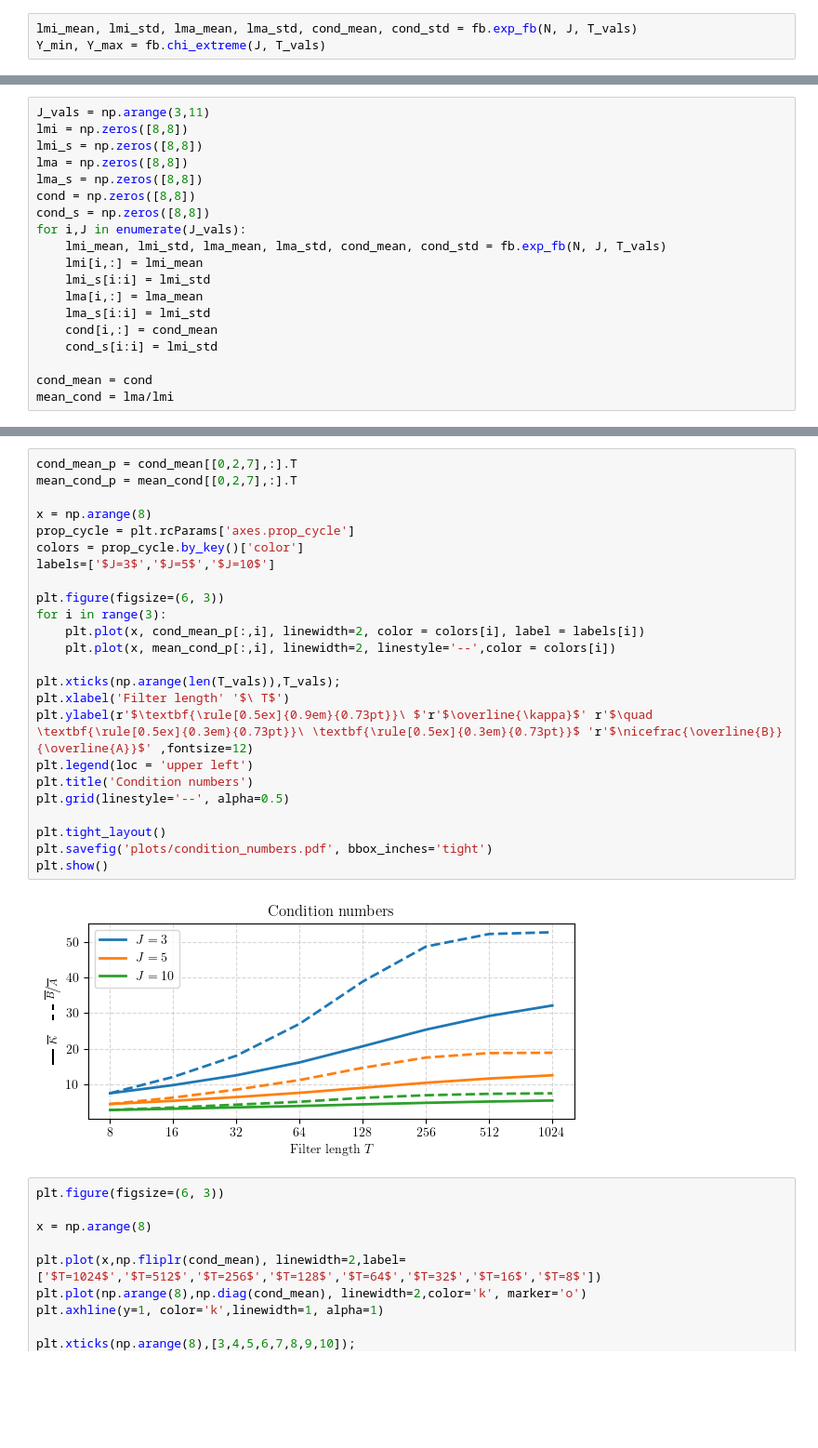
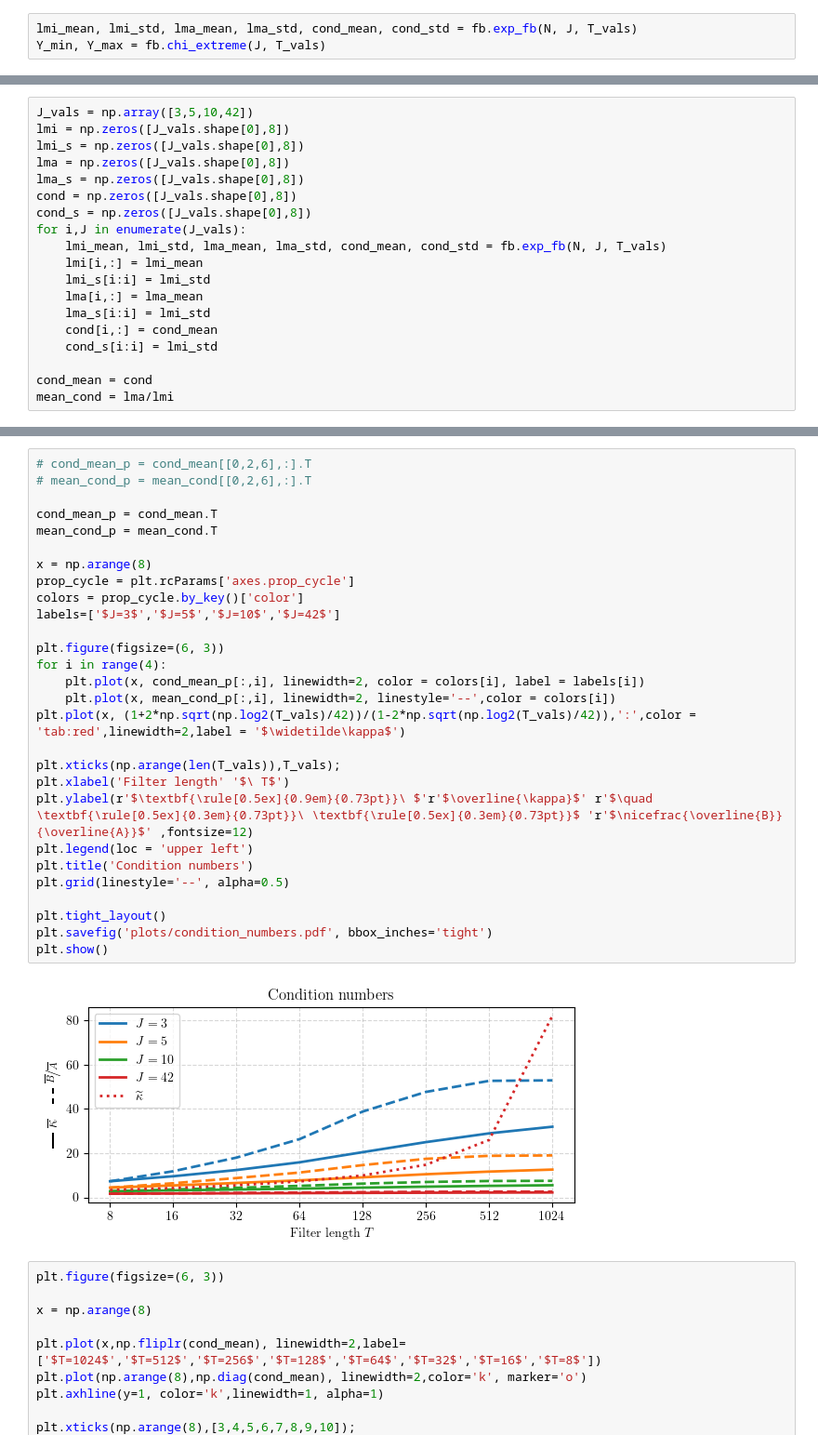
Before and after one commit to danedane-haider/Random-Filterbanks, a Jupyter notebook: Instabilities of Convnets for Raw Audio/frame_bounds.ipynb, the cells around one changed output, grey strips where cells are left out. Shown at 93% size. Drawn from its saved outputs; the diff is of its cells as text; blank space fills up the shorter version.

Commit message:
update plots

```diff
--- a/Instabilities of Convnets for Raw Audio/frame_bounds.ipynb
+++ b/Instabilities of Convnets for Raw Audio/frame_bounds.ipynb
@@ -62,11 +68,11 @@ plt.show()
 # %%
-J_vals = np.arange(3,11)
-lmi = np.zeros([8,8])
-lmi_s = np.zeros([8,8])
-lma = np.zeros([8,8])
-lma_s = np.zeros([8,8])
-cond = np.zeros([8,8])
-cond_s = np.zeros([8,8])
+J_vals = np.array([3,5,10,42])
+lmi = np.zeros([J_vals.shape[0],8])
+lmi_s = np.zeros([J_vals.shape[0],8])
+lma = np.zeros([J_vals.shape[0],8])
+lma_s = np.zeros([J_vals.shape[0],8])
+cond = np.zeros([J_vals.shape[0],8])
+cond_s = np.zeros([J_vals.shape[0],8])
 for i,J in enumerate(J_vals):
     lmi_mean, lmi_std, lma_mean, lma_std, cond_mean, cond_std = fb.exp_fb(N, J, T_vals)
     lmi[i,:] = lmi_mean
@@ -81,29 +91,33 @@ mean_cond = lma/lmi
 # %%
-cond_mean_p = cond_mean[[0,2,7],:].T
-mean_cond_p = mean_cond[[0,2,7],:].T
+# cond_mean_p = cond_mean[[0,2,6],:].T
+# mean_cond_p = mean_cond[[0,2,6],:].T
+
+cond_mean_p = cond_mean.T
+mean_cond_p = mean_cond.T
 
 x = np.arange(8)
 prop_cycle = plt.rcParams['axes.prop_cycle']
 colors = prop_cycle.by_key()['color']
-labels=['$J=3$','$J=5$','$J=10$']
+labels=['$J=3$','$J=5$','$J=10$','$J=42$']
 
 plt.figure(figsize=(6, 3))
-for i in range(3):
+for i in range(4):
     plt.plot(x, cond_mean_p[:,i], linewidth=2, color = colors[i], label = labels[i])
     plt.plot(x, mean_cond_p[:,i], linewidth=2, linestyle='--',color = colors[i])
+plt.plot(x, (1+2*np.sqrt(np.log2(T_vals)/42))/(1-2*np.sqrt(np.log2(T_vals)/42)),':',color = 'tab:red',linewidth=2,label = '$\widetilde\kappa$')
 
 plt.xticks(np.arange(len(T_vals)),T_vals);
 plt.xlabel('Filter length' '$\ T$')
 plt.ylabel(r'$\textbf{\rule[0.5ex]{0.9em}{0.73pt}}\ $'r'$\overline{\kappa}$' r'$\quad \textbf{\rule[0.5ex]{0.3em}{0.73pt}}\ \textbf{\rule[0.5ex]{0.3em}{0.73pt}}$ 'r'$\nicefrac{\overline{B}}{\overline{A}}$' ,fontsize=12)
 plt.legend(loc = 'upper left')
 plt.title('Condition numbers')
 plt.grid(linestyle='--', alpha=0.5)
 
 plt.tight_layout()
 plt.savefig('plots/condition_numbers.pdf', bbox_inches='tight')
 plt.show()
 # %% [output]
-[figure, old version]
+[figure, new version]
 # %%
 plt.figure(figsize=(6, 3))
 
```
Also changed, not shown: parts of 3 cells of this notebook, 2 other files.
